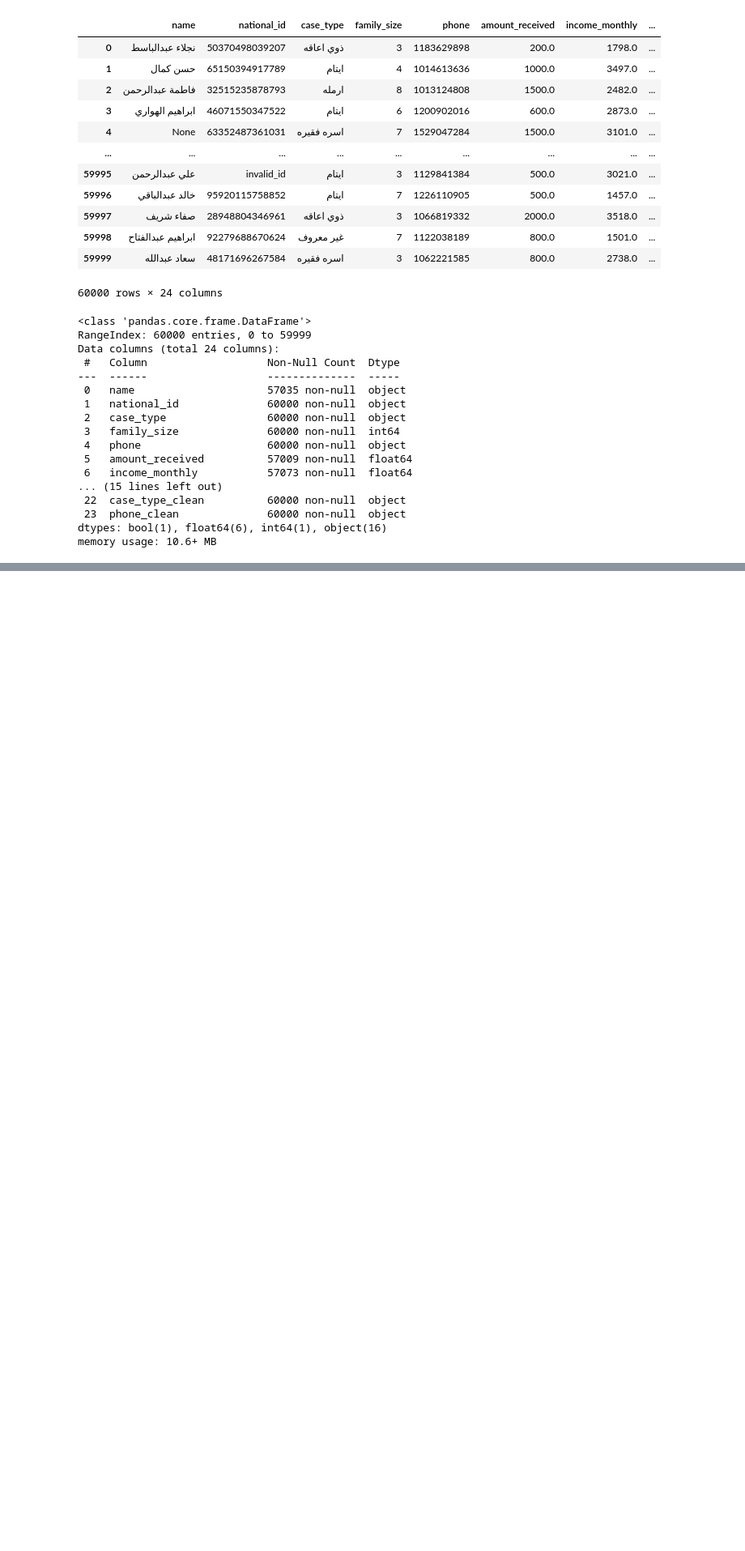
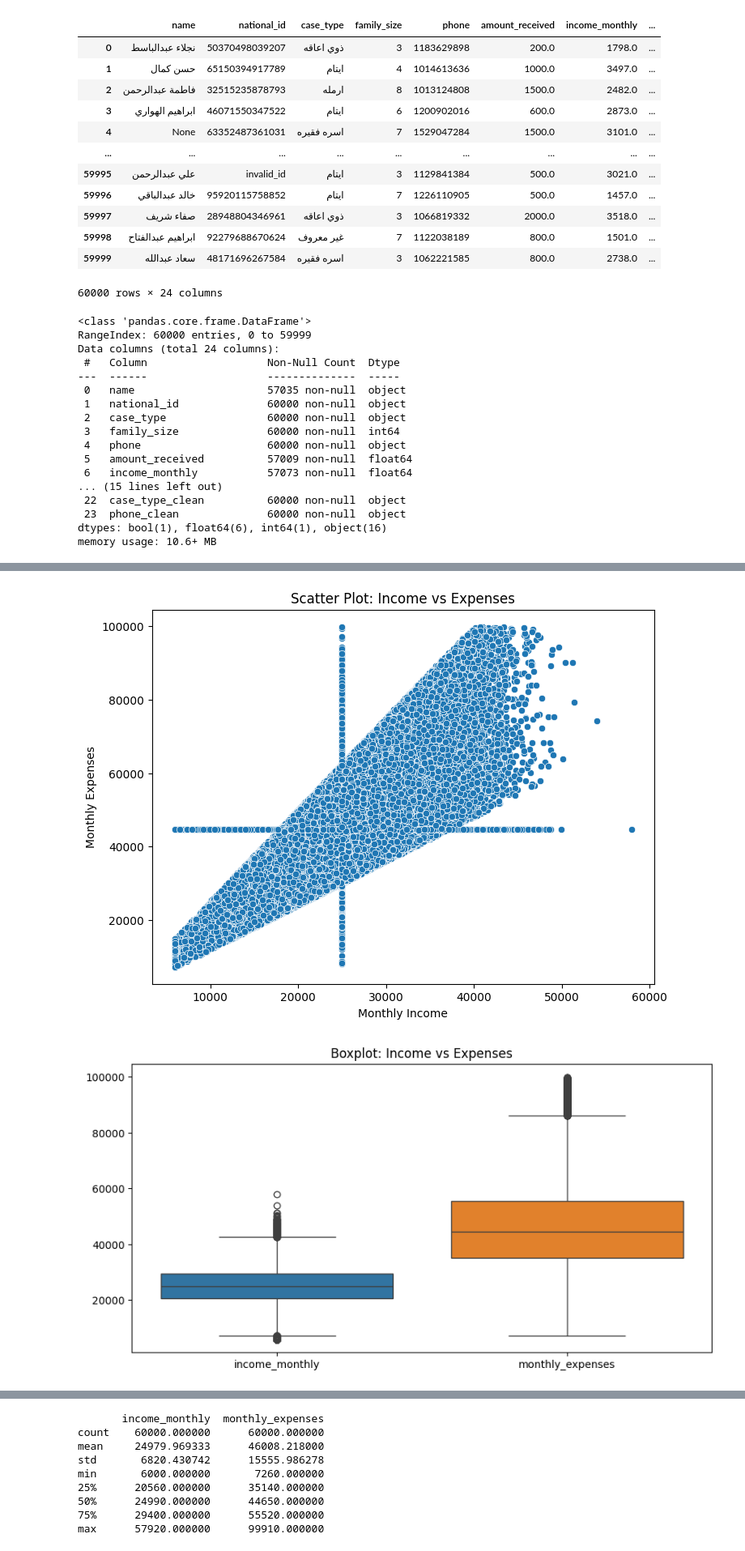
Before and after one commit to HazemmoAlsady/AWN_Graduation_Project, a Jupyter notebook: AWNN2.ipynb, the cells around one changed output, grey strips where cells are left out. Shown: that part at 81% size. Cells and saved outputs as stored; diff of their text form; code cells hidden in the pictures; blank space fills up the shorter version.

```diff
--- a/AWNN2.ipynb
+++ b/AWNN2.ipynb
@@ -584,0 +837,48 @@ memory usage: 10.6+ MB
+# %%
+import pandas as pd
+import matplotlib.pyplot as plt
+import seaborn as sns
+
+
+
+# ---------------------
+# 1) Scatter Plot
+plt.figure(figsize=(8,6))
+sns.scatterplot(x='income_monthly', y='monthly_expenses', data=df)
+plt.title("Scatter Plot: Income vs Expenses")
+plt.xlabel("Monthly Income")
+plt.ylabel("Monthly Expenses")
+plt.show()
+
+# ---------------------
+# 2) Boxplot
+plt.figure(figsize=(10,5))
+sns.boxplot(data=df[['income_monthly', 'monthly_expenses']])
+plt.title("Boxplot: Income vs Expenses")
+plt.show()
+
+# ---------------------
+# 3) Histogram
+plt.figure(figsize=(12,5))
+plt.subplot(1,2,1)
+sns.histplot(df['income_monthly'], kde=True, bins=30, color='skyblue')
+plt.title("Histogram: Monthly Income")
+plt.subplot(1,2,2)
+sns.histplot(df['monthly_expenses'], kde=True, bins=30, color='salmon')
+plt.title("Histogram: Monthly Expenses")
+plt.show()
+
+# ---------------------
+# 4) Correlation heatmap
+plt.figure(figsize=(6,4))
+sns.heatmap(df[['income_monthly', 'monthly_expenses']].corr(), annot=True, cmap='coolwarm')
+plt.title("Correlation between Income and Expenses")
+plt.show()
+
+# ---------------------
+# 5) Comparison statistics
+comparison_stats = df[['income_monthly', 'monthly_expenses']].describe()
+print(comparison_stats)
+# %% [output]
+[figure, added]
+[figure, added]
@@ -584,0 +887,9 @@ memory usage: 10.6+ MB
+       income_monthly  monthly_expenses
+count    60000.000000      60000.000000
+mean     24979.969333      46008.218000
+std       6820.430742      15555.986278
+min       6000.000000       7260.000000
+25%      20560.000000      35140.000000
+50%      24990.000000      44650.000000
+75%      29400.000000      55520.000000
+max      57920.000000      99910.000000
```
Also changed, not shown: parts of 10 cells of this notebook.
